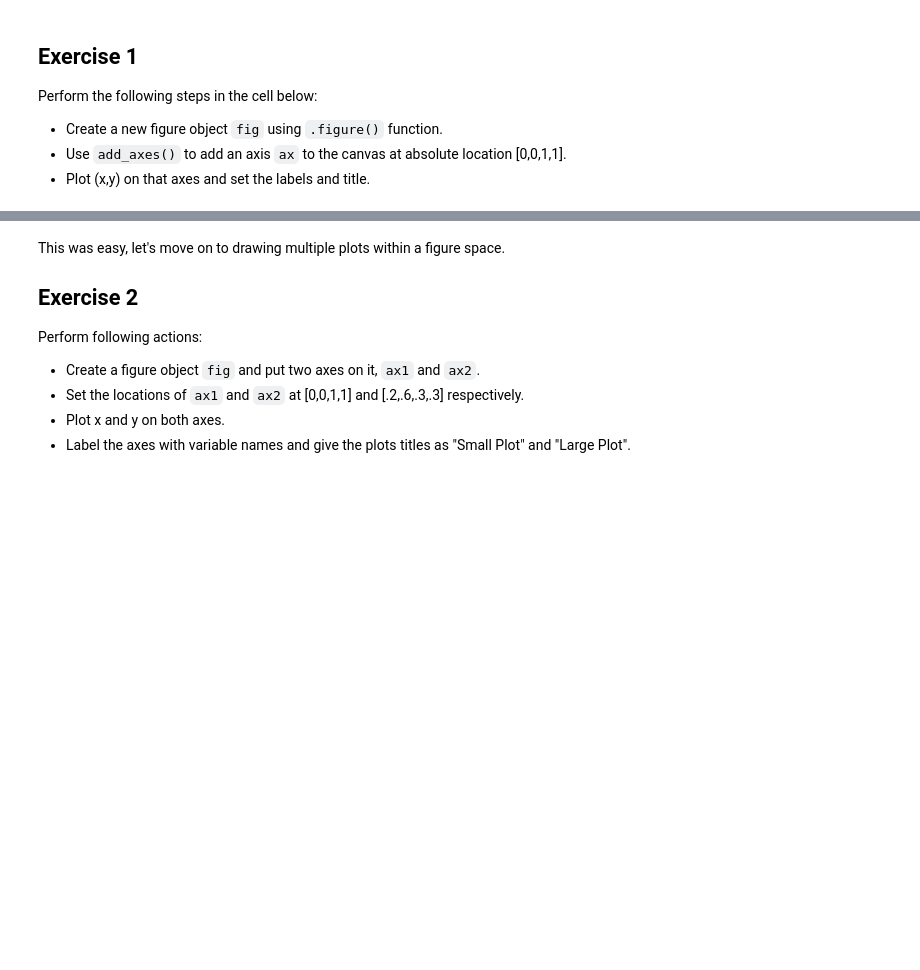
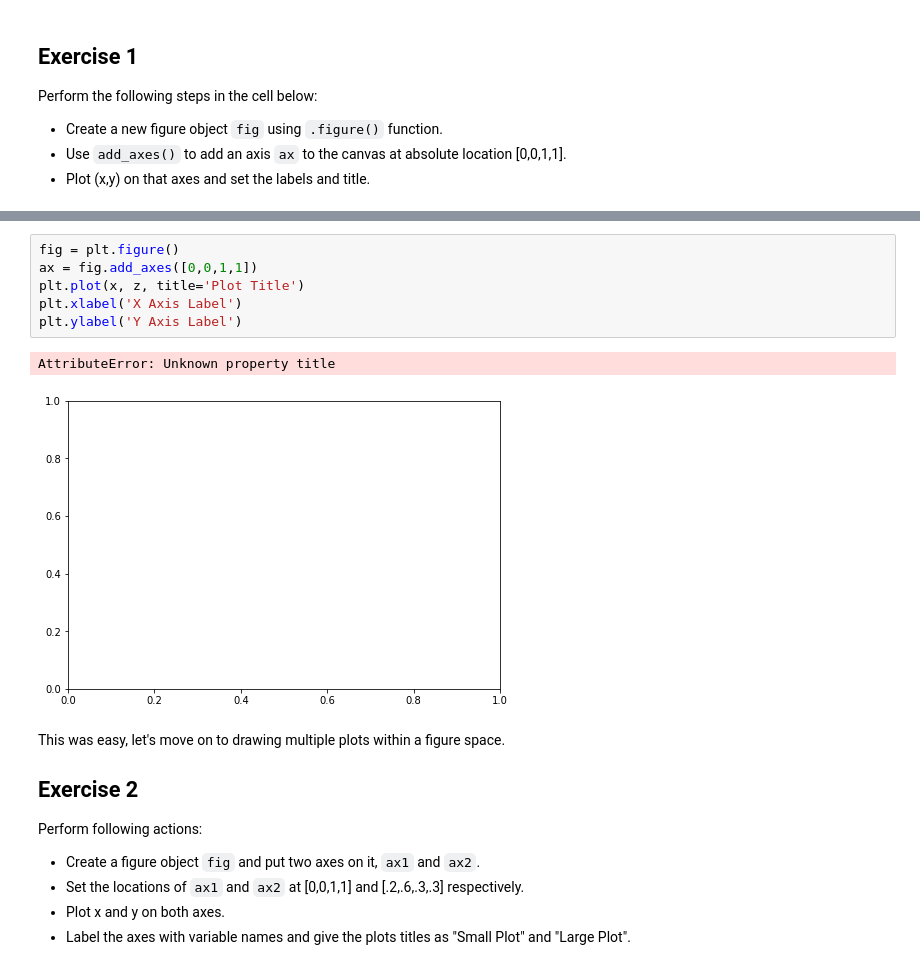
Before and after one commit to loisr/dsc-1-03-13-customizing-visualizations-with-matplotlib-lab-nyc-ds-career-012819, a Jupyter notebook: index.ipynb, the cells around one changed output, grey strips where cells are left out. Cells and saved outputs as stored; diff of their text form; blank space fills up the shorter version.

```diff
--- a/index.ipynb
+++ b/index.ipynb
@@ -67,3 +64,12 @@ Perform the following steps in the cell below:
+# %%
+fig = plt.figure()
+ax = fig.add_axes([0,0,1,1])
+plt.plot(x, z, title='Plot Title')
+plt.xlabel('X Axis Label')
+plt.ylabel('Y Axis Label')
+# %% [output]
+AttributeError: Unknown property title
+[figure, added]
 # %% [markdown]
 This was easy, let's move on to drawing multiple plots within a figure space.
 
```
Also changed, not shown: parts of 1 cell of this notebook.
